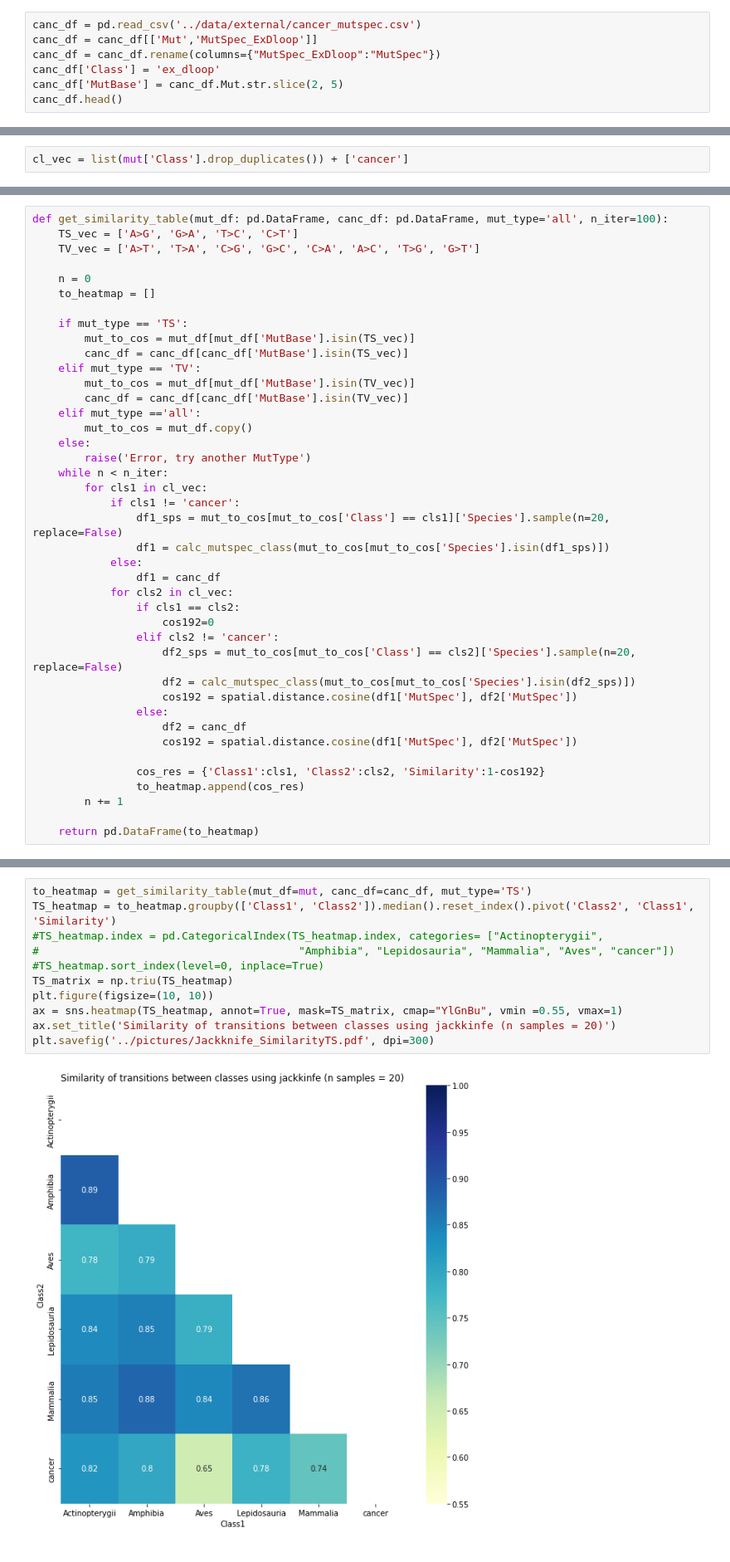
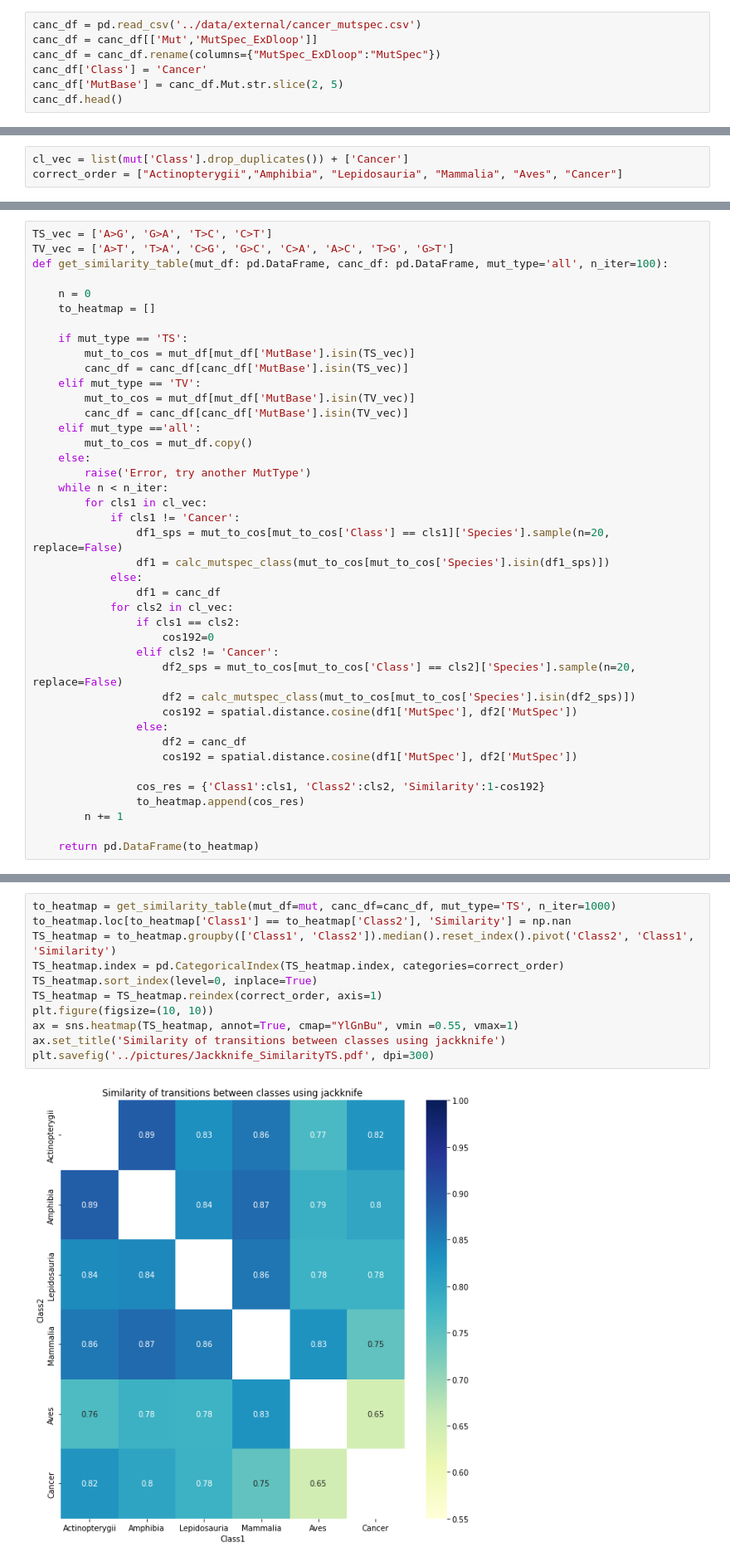
Before and after one commit to mitoclub/mtdna-192component-mutspec-chordata, a Jupyter notebook: scripts/similarity_jack.ipynb, the cells around one changed output, grey strips where cells are left out. Shown at 83% size. Cells and saved outputs as stored; diff of their text form.

```diff
--- a/scripts/similarity_jack.ipynb
+++ b/scripts/similarity_jack.ipynb
@@ -22,7 +26,7 @@ mut.head()
 canc_df = pd.read_csv('../data/external/cancer_mutspec.csv')
 canc_df = canc_df[['Mut','MutSpec_ExDloop']]
 canc_df = canc_df.rename(columns={"MutSpec_ExDloop":"MutSpec"})
-canc_df['Class'] = 'ex_dloop'
+canc_df['Class'] = 'Cancer'
 canc_df['MutBase'] = canc_df.Mut.str.slice(2, 5)
 canc_df.head()
 # %% [output]
@@ -35,2 +41,3 @@ canc_df.head()
 # %%
-cl_vec = list(mut['Class'].drop_duplicates()) + ['cancer']
+cl_vec = list(mut['Class'].drop_duplicates()) + ['Cancer']
+correct_order = ["Actinopterygii","Amphibia", "Lepidosauria", "Mammalia", "Aves", "Cancer"]
@@ -45,7 +58,7 @@ def calc_mutspec_class(df: pd.DataFrame):
 # %%
+TS_vec = ['A>G', 'G>A', 'T>C', 'C>T']
+TV_vec = ['A>T', 'T>A', 'C>G', 'G>C', 'C>A', 'A>C', 'T>G', 'G>T']
 def get_similarity_table(mut_df: pd.DataFrame, canc_df: pd.DataFrame, mut_type='all', n_iter=100):
-    TS_vec = ['A>G', 'G>A', 'T>C', 'C>T']
-    TV_vec = ['A>T', 'T>A', 'C>G', 'G>C', 'C>A', 'A>C', 'T>G', 'G>T']
 
     n = 0
     to_heatmap = []
@@ -62,7 +75,7 @@ def get_similarity_table(mut_df: pd.DataFrame, canc_df: pd.DataFrame, mut_type='
         raise('Error, try another MutType')
     while n < n_iter:
         for cls1 in cl_vec:
-            if cls1 != 'cancer':
+            if cls1 != 'Cancer':
                 df1_sps = mut_to_cos[mut_to_cos['Class'] == cls1]['Species'].sample(n=20, replace=False)
                 df1 = calc_mutspec_class(mut_to_cos[mut_to_cos['Species'].isin(df1_sps)])
             else:
@@ -70,7 +83,7 @@ def get_similarity_table(mut_df: pd.DataFrame, canc_df: pd.DataFrame, mut_type='
             for cls2 in cl_vec:
                 if cls1 == cls2:
                     cos192=0
-                elif cls2 != 'cancer':
+                elif cls2 != 'Cancer':
                     df2_sps = mut_to_cos[mut_to_cos['Class'] == cls2]['Species'].sample(n=20, replace=False)
                     df2 = calc_mutspec_class(mut_to_cos[mut_to_cos['Species'].isin(df2_sps)])
                     cos192 = spatial.distance.cosine(df1['MutSpec'], df2['MutSpec'])
@@ -99,13 +116,13 @@ plt.savefig('../pictures/Jackknife_Similarity.pdf', dpi=300)
 # %%
-to_heatmap = get_similarity_table(mut_df=mut, canc_df=canc_df, mut_type='TS')
+to_heatmap = get_similarity_table(mut_df=mut, canc_df=canc_df, mut_type='TS', n_iter=1000)
+to_heatmap.loc[to_heatmap['Class1'] == to_heatmap['Class2'], 'Similarity'] = np.nan
 TS_heatmap = to_heatmap.groupby(['Class1', 'Class2']).median().reset_index().pivot('Class2', 'Class1', 'Similarity')
-#TS_heatmap.index = pd.CategoricalIndex(TS_heatmap.index, categories= ["Actinopterygii",
-#                                        "Amphibia", "Lepidosauria", "Mammalia", "Aves", "cancer"])
-#TS_heatmap.sort_index(level=0, inplace=True)
-TS_matrix = np.triu(TS_heatmap)
+TS_heatmap.index = pd.CategoricalIndex(TS_heatmap.index, categories=correct_order)
+TS_heatmap.sort_index(level=0, inplace=True)
+TS_heatmap = TS_heatmap.reindex(correct_order, axis=1)
 plt.figure(figsize=(10, 10))
-ax = sns.heatmap(TS_heatmap, annot=True, mask=TS_matrix, cmap="YlGnBu", vmin =0.55, vmax=1)
-ax.set_title('Similarity of transitions between classes using jackkinfe (n samples = 20)')
+ax = sns.heatmap(TS_heatmap, annot=True, cmap="YlGnBu", vmin =0.55, vmax=1)
+ax.set_title('Similarity of transitions between classes using jackknife')
 plt.savefig('../pictures/Jackknife_SimilarityTS.pdf', dpi=300)
 # %% [output]
-[figure, old version]
+[figure, new version]
```
Also changed, not shown: parts of 14 cells of this notebook, 9 other files.
